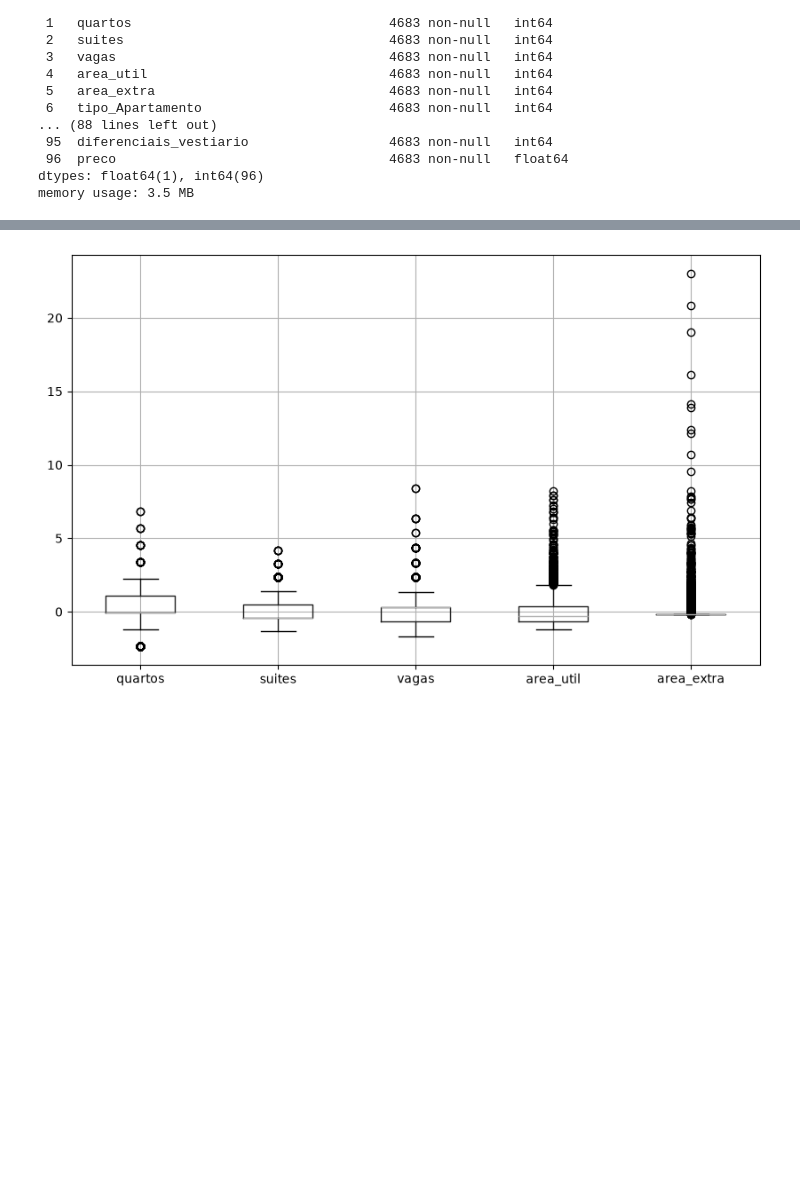
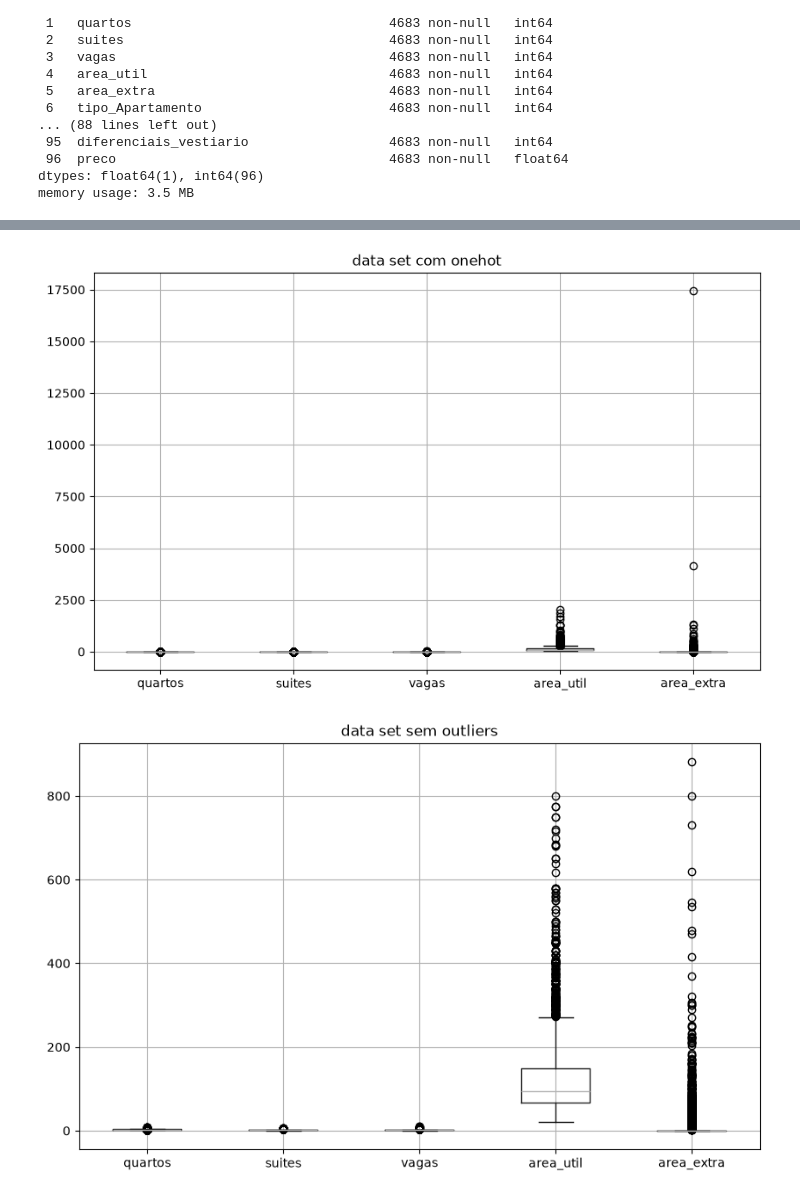
Before and after one commit to MatheusXavier1/Introducao-ao-machine-learning, a Jupyter notebook: Trabalho 2/Notebook_Trabalho_2.ipynb, the cells around one changed output, grey strips where cells are left out. Saved outputs shown, nothing was run; the diff lists cells and outputs as text; code cells hidden in the pictures; blank space fills up the shorter version.

```diff
--- a/Trabalho 2/Notebook_Trabalho_2.ipynb
+++ b/Trabalho 2/Notebook_Trabalho_2.ipynb
@@ -178,12 +167,12 @@ Data columns (total 97 columns):
  96  preco                                   4683 non-null   float64
 dtypes: float64(1), int64(96)
 memory usage: 3.5 MB
-# %%
-processed_df = processed_df.drop('Id', axis = 1)
 # %%
-processed_df = processed_df[
+processed_df_limpo = processed_df[
     (processed_df["area_extra"] < 1000)
     & (processed_df["area_util"] <= 800)
     & (processed_df["area_util"] > 10)
     & (processed_df["vagas"] <= 10)
-    ]
+    & (processed_df["preco"]>10000)
+    & (processed_df["preco"]<=50000000)
+    ].copy()
@@ -199,3 +178,0 @@ colunas_numericas = ['quartos', 'suites', 'vagas', 'area_util', 'area_extra']
-# %%
-scaler = StandardScaler()
-processed_df[colunas_numericas] = scaler.fit_transform(processed_df[colunas_numericas])
@@ -215,7 +179,13 @@ processed_df.describe()
 # %%
 plt.figure(figsize=(10,6))
+plt.title("data set com onehot")
 processed_df.boxplot(column=["quartos","suites","vagas","area_util","area_extra"])
 plt.show()
-#devo remover esses outliers?
+
+plt.figure(figsize=(10,6))
+plt.title("data set sem outliers")
+processed_df_limpo.boxplot(column=["quartos","suites","vagas","area_util","area_extra"])
+plt.show()
 # %% [output]
-[figure, old version]
+[figure, new version]
+[figure, added]
```
Also changed, not shown: parts of 20 cells of this notebook.
